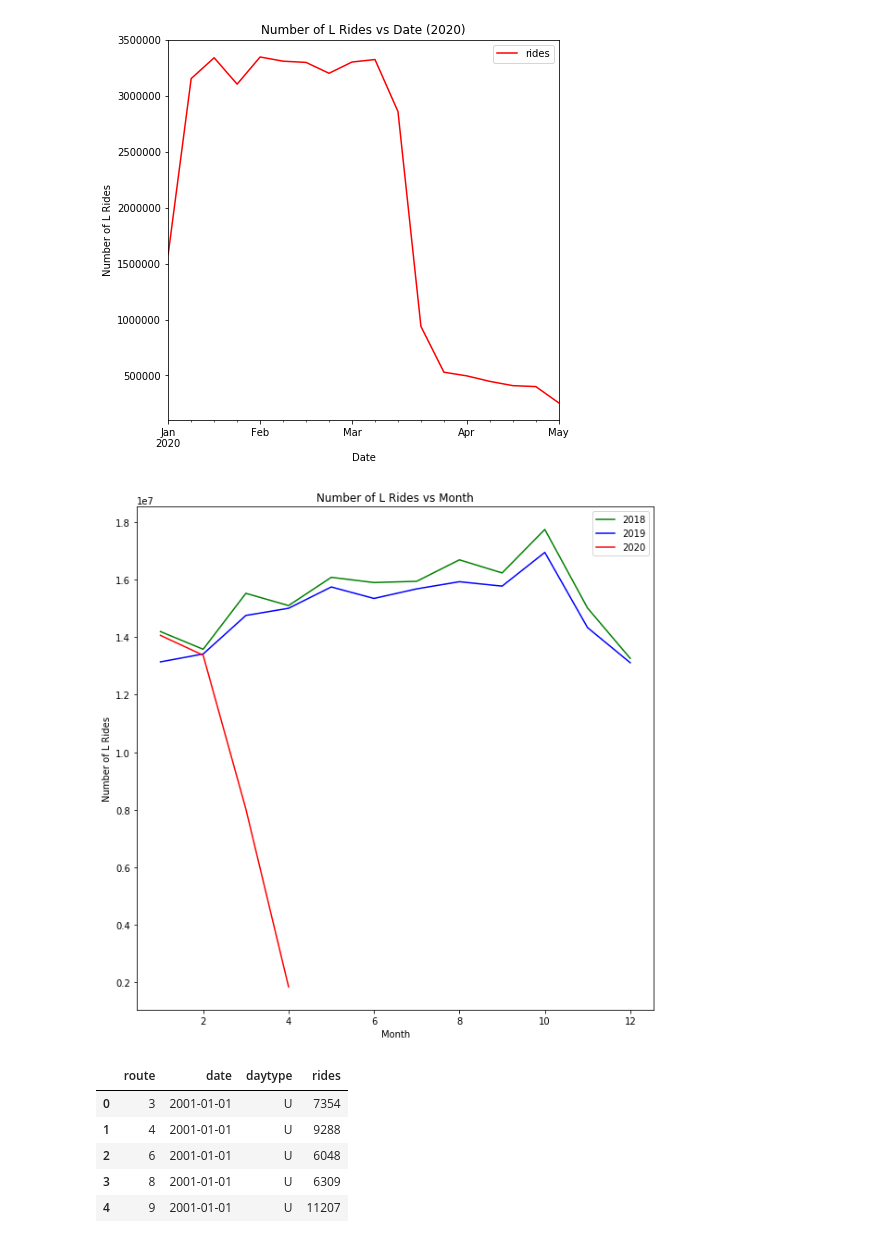
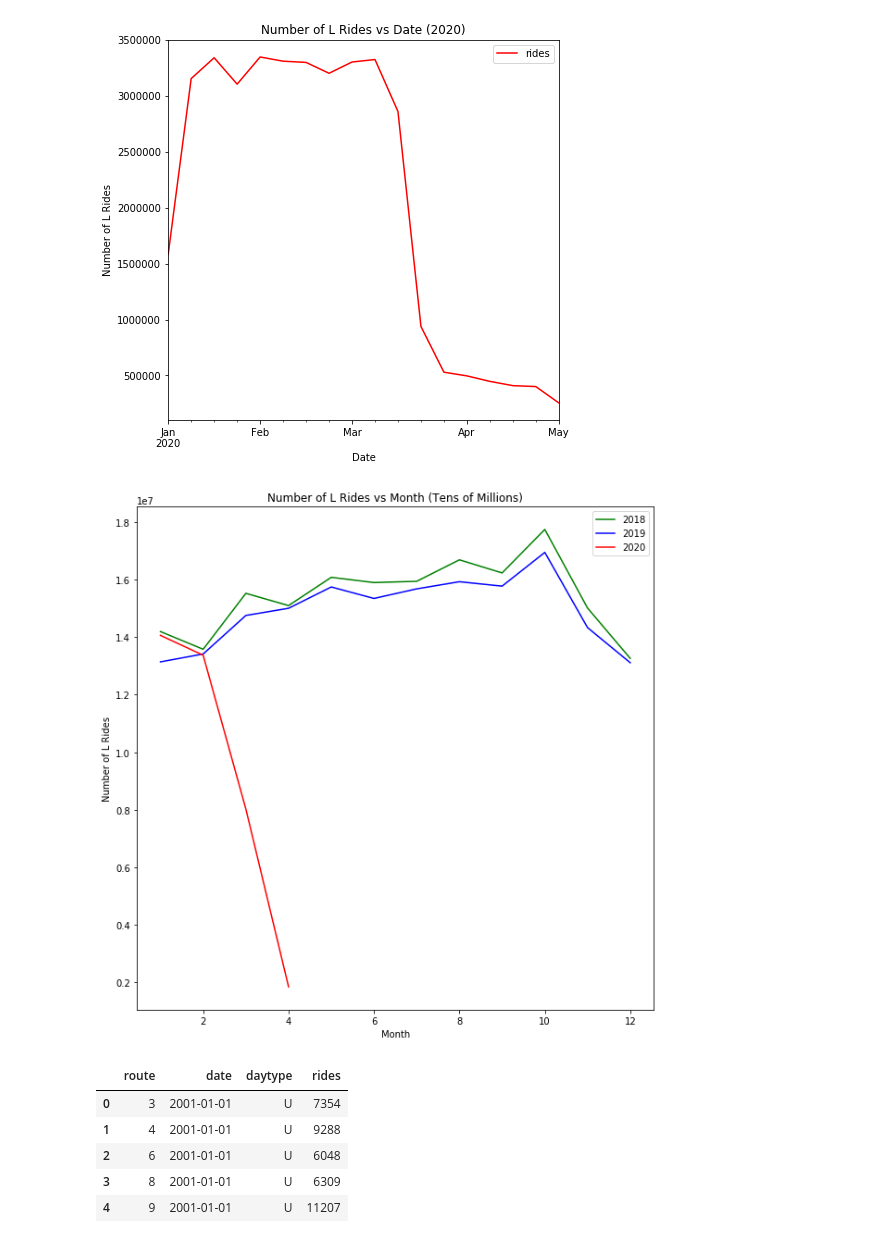
Before and after one commit to cdfencing/Project-I, a Jupyter notebook: Seasonal_Analysis/Bus_and_L_year_overview.ipynb, the cells around one changed output. Drawn from its saved outputs; the diff is of its cells as text; code cells hidden in the pictures.

```diff
--- a/Bus_and_L_lineplots.ipynb
+++ b/Seasonal_Analysis/Bus_and_L_year_overview.ipynb
@@ -4,7 +4,7 @@ import pandas as pd
 import numpy as np
 import scipy.stats as st
 
-L_data = pd.read_csv("Data/L_data_merged.csv", low_memory = False)
+L_data = pd.read_csv("../Data/L_data_merged.csv", low_memory = False)
 
 L_data['date'] = pd.to_datetime(L_data['date'], infer_datetime_format=True)
 L_data.head()
@@ -56,16 +56,16 @@ ax.index = pd.to_datetime(ax.date)
 # %%
 pv = pd.pivot_table(ax, index=ax.index.month, columns=ax.index.year,
                     values='rides', aggfunc='sum')
 
 
 
 color = ["green", "blue", "red"]
 pv[[2018, 2019, 2020]].plot(color=color, figsize=(10,10))
 plt.xlabel('Month')
 plt.ylabel('Number of L Rides')
 plt.legend(title=None)
-plt.title('Number of L Rides vs Month')
+plt.title('Number of L Rides vs Month (Tens of Millions)')
 plt.savefig("Plots/'Number of L rides ", bbox_inches='tight')
 # %% [output]
-[figure, old version]
+[figure, new version]
 # %%
```
Also changed, not shown: parts of 2 cells of this notebook, 28 other files.
